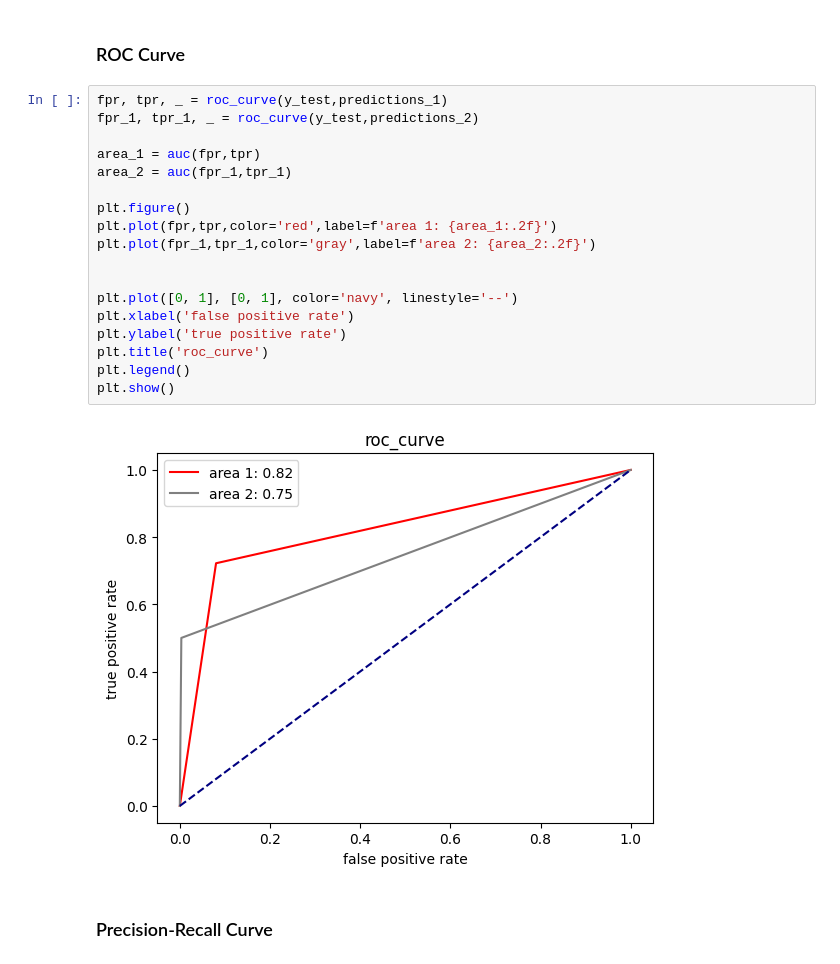
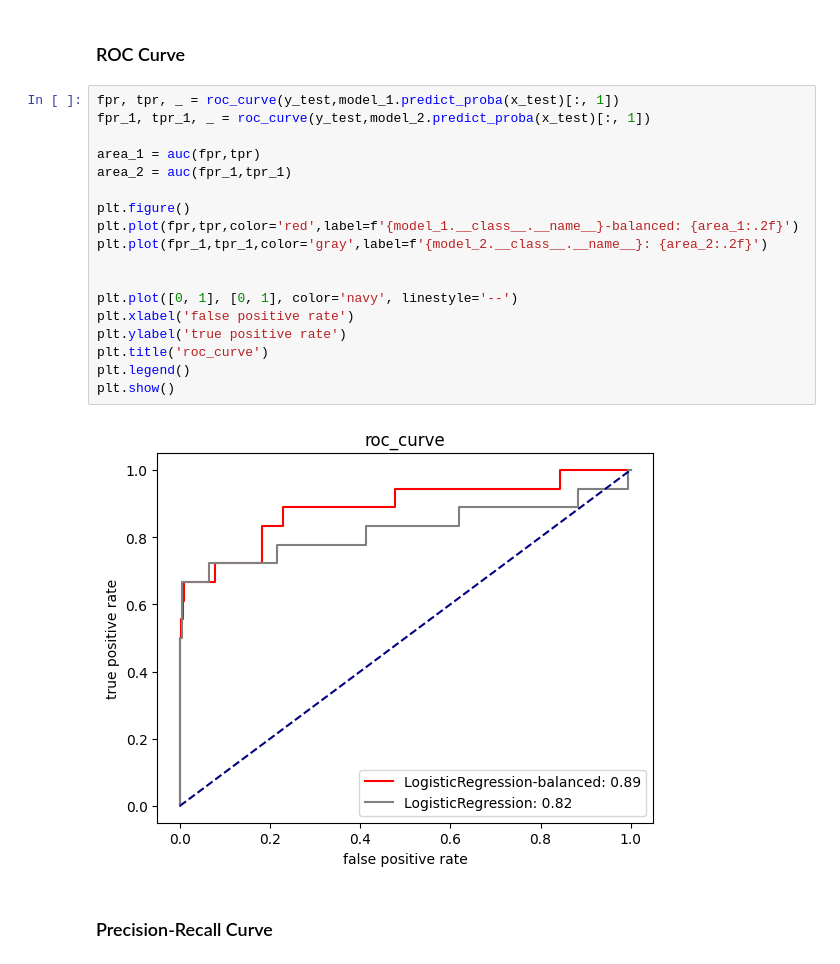
Before and after one commit to haroldeustaquio/Machine-Learning, a Jupyter notebook: Logistic-Regression/Heart-Disease-Prediction/testing.ipynb, the cells around one changed output. Cells and saved outputs as stored; diff of their text form.

Commit message:
Check the roc plots

```diff
--- a/Logistic-Regression/Heart-Disease-Prediction/testing.ipynb
+++ b/Logistic-Regression/Heart-Disease-Prediction/testing.ipynb
@@ -121,25 +121,25 @@ Confusion Matrix:
 # %% [markdown]
 ### ROC Curve
 # %%
-fpr, tpr, _ = roc_curve(y_test,predictions_1)
-fpr_1, tpr_1, _ = roc_curve(y_test,predictions_2)
+fpr, tpr, _ = roc_curve(y_test,model_1.predict_proba(x_test)[:, 1])
+fpr_1, tpr_1, _ = roc_curve(y_test,model_2.predict_proba(x_test)[:, 1])
 
 area_1 = auc(fpr,tpr)
 area_2 = auc(fpr_1,tpr_1)
 
 plt.figure()
-plt.plot(fpr,tpr,color='red',label=f'area 1: {area_1:.2f}')
-plt.plot(fpr_1,tpr_1,color='gray',label=f'area 2: {area_2:.2f}')
+plt.plot(fpr,tpr,color='red',label=f'{model_1.__class__.__name__}-balanced: {area_1:.2f}')
+plt.plot(fpr_1,tpr_1,color='gray',label=f'{model_2.__class__.__name__}: {area_2:.2f}')
 
 
 plt.plot([0, 1], [0, 1], color='navy', linestyle='--')
 plt.xlabel('false positive rate')
 plt.ylabel('true positive rate')
 plt.title('roc_curve')
 plt.legend()
 plt.show()
 # %% [output]
-[figure, old version]
+[figure, new version]
 # %% [markdown]
 ### Precision-Recall Curve
 # %%
```
Also changed, not shown: parts of 2 cells of this notebook, 1 other file.
